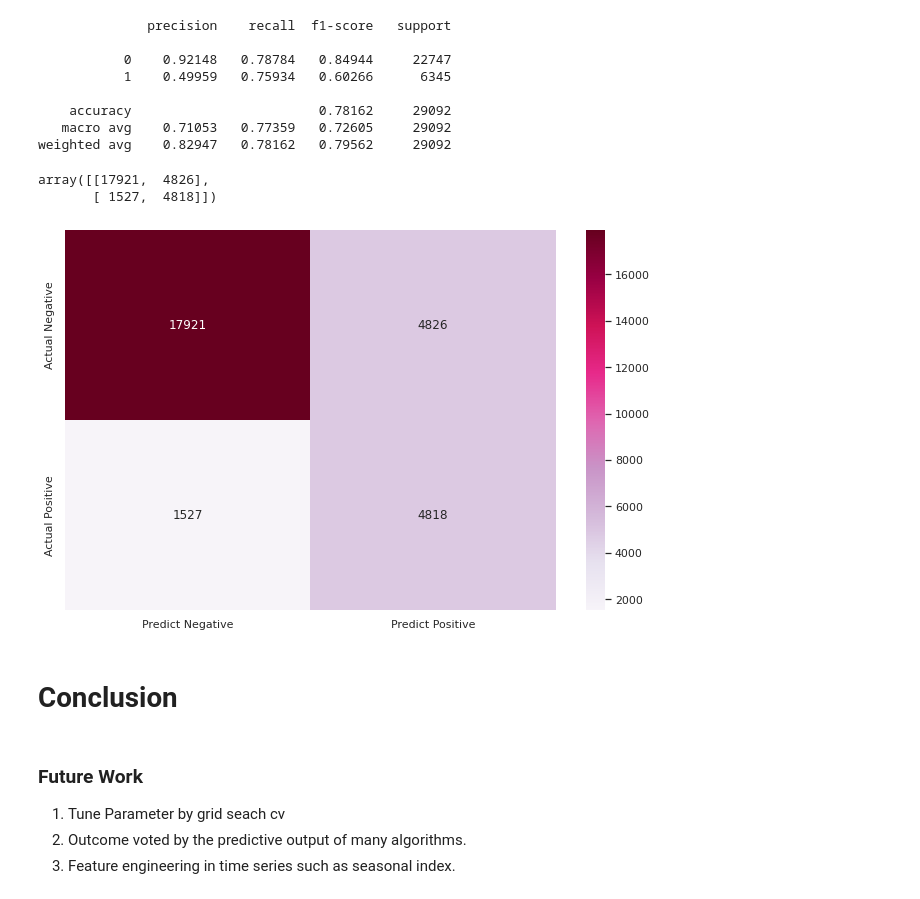
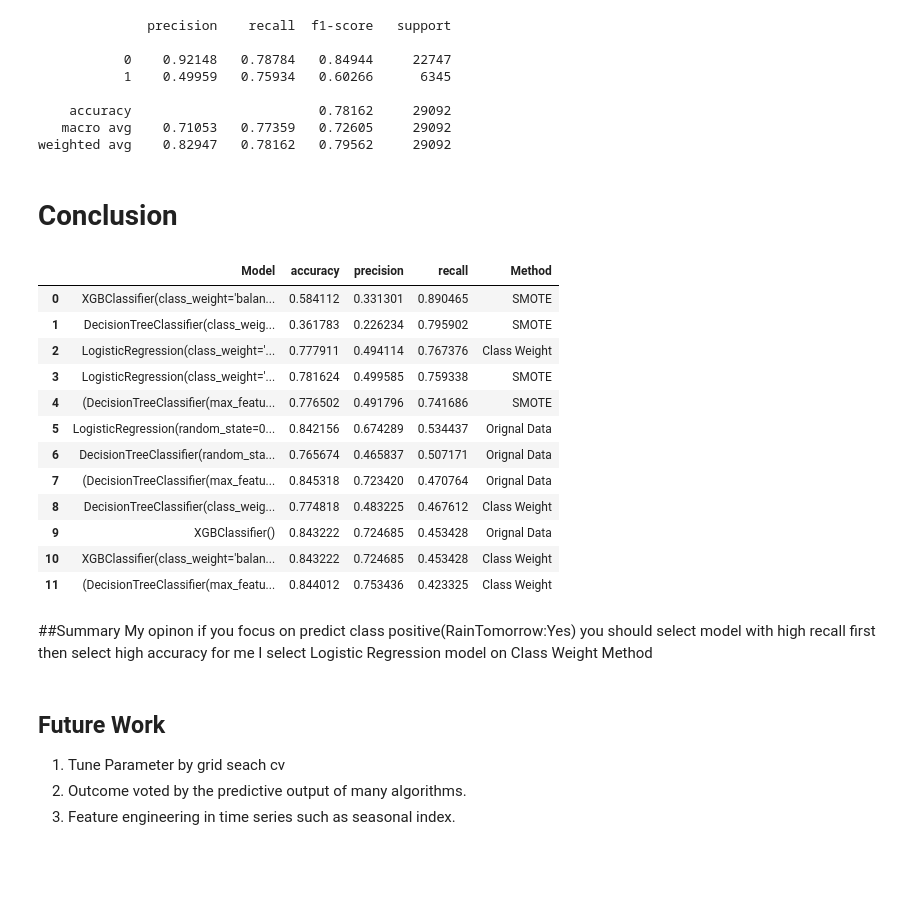
Before and after one commit to golf41101/Suchet, a Jupyter notebook: handle_imbalacedata_classification.ipynb, the cells around one changed output. Drawn from its saved outputs; the diff is of its cells as text; code cells hidden in the pictures; blank space fills up the shorter version.

```diff
--- a/handle_imbalacedata_classification.ipynb
+++ b/handle_imbalacedata_classification.ipynb
@@ -805,3 +844,35 @@ Name: RainTomorrow, dtype: int64
 y_train.shape
 # %% [output]
 (116368,)
+# %%
+model_lgr_sm = LogisticRegression(solver='liblinear',random_state=0,class_weight='balanced')
+model_dct_sm = DecisionTreeClassifier(random_state=0,class_weight='balanced')
+model_rdf_sm = RandomForestClassifier(random_state=0,class_weight='balanced')
+model_xgb_sm = XGBClassifier(random_state=0,class_weight='balanced')
+
+list_model_sm = [model_lgr_sm,model_dct_sm,model_rdf_sm,model_xgb_sm]
+# %%
+Model_sm_result = pd.DataFrame()
+desc_m = []
+acc_m = []
+pcs_m = []
+rec_m = []
+
+for m in tqdm(list_model_sm):
+  m.fit(X_smote,y_smote)
+  y_pred_sm = m.predict(X_test_sc)
+  ac_score = accuracy_score(y_test,y_pred_sm)
+  precision = precision_score(y_test,y_pred_sm)
+  recall= recall_score(y_test,y_pred_sm)
+  desc_m.append(m)
+  acc_m.append(ac_score)
+  pcs_m.append(precision)
+  rec_m.append(recall)
+  data_ac = {'Model':desc_m,'accuracy':acc_m,'precision':pcs_m,'recall':rec_m}
+  # print(ac_score)
+  # print(model,' has score: ',ac_score)
+  # print(data_ac)
+  Model_sm_result = pd.DataFrame(data_ac)
+
+
+Model_sm_result.sort_values(by='recall',ascending=False)
@@ -861,27 +954,39 @@ print(classification_report(y_test,y_pred_sm,digits=5))
     accuracy                        0.78162     29092
    macro avg    0.71053   0.77359   0.72605     29092
 weighted avg    0.82947   0.78162   0.79562     29092
-# %%
-confustion_matrix = confusion_matrix(y_test, y_pred_sm)
-
-confustion_matrix
-# %% [output]
-array([[17921,  4826],
-       [ 1527,  4818]])
-# %%
-# visualize confusion matrix
-
-cm_matrix = pd.DataFrame(data=confustion_matrix, columns=['Predict Negative', 'Predict Positive'],
-                                 index=['Actual Negative', 'Actual Positive'])
-
-sns.heatmap(cm_matrix, annot=True, fmt='d', cmap='PuRd')
-sns.set(rc={'figure.figsize':(11,7)})
-# %% [output]
-[figure, removed]
 # %% [markdown]
 # Conclusion
+# %%
+# Append Model dataframe
+Model_og_result['Method'] = 'Orignal Data'
+Model_class_we['Method'] = 'Class Weight'
+Model_sm_result['Method'] = 'SMOTE'
+all_result = Model_og_result.append(Model_class_we.append(Model_sm_result))
+all_result.sort_values(by='recall',ascending=False,inplace=True)
+all_result.reset_index(inplace=True,drop=True)
+
+# show result
+all_result
+# %% [output]
+|  | Model | accuracy | precision | recall | Method |
+| 0 | XGBClassifier(class_weight='balan... | 0.584112 | 0.331301 | 0.890465 | SMOTE |
+| 1 | DecisionTreeClassifier(class_weig... | 0.361783 | 0.226234 | 0.795902 | SMOTE |
+| 2 | LogisticRegression(class_weight='... | 0.777911 | 0.494114 | 0.767376 | Class Weight |
+| 3 | LogisticRegression(class_weight='... | 0.781624 | 0.499585 | 0.759338 | SMOTE |
+| 4 | (DecisionTreeClassifier(max_featu... | 0.776502 | 0.491796 | 0.741686 | SMOTE |
+| 5 | LogisticRegression(random_state=0... | 0.842156 | 0.674289 | 0.534437 | Orignal Data |
+| 6 | DecisionTreeClassifier(random_sta... | 0.765674 | 0.465837 | 0.507171 | Orignal Data |
+| 7 | (DecisionTreeClassifier(max_featu... | 0.845318 | 0.723420 | 0.470764 | Orignal Data |
+| 8 | DecisionTreeClassifier(class_weig... | 0.774818 | 0.483225 | 0.467612 | Class Weight |
+| 9 | XGBClassifier() | 0.843222 | 0.724685 | 0.453428 | Orignal Data |
+| 10 | XGBClassifier(class_weight='balan... | 0.843222 | 0.724685 | 0.453428 | Class Weight |
+| 11 | (DecisionTreeClassifier(max_featu... | 0.844012 | 0.753436 | 0.423325 | Class Weight |
+# %% [markdown]
+##Summary
+My opinon
+if you focus on predict class positive(RainTomorrow:Yes) you should select model with high recall first then select high accuracy for me I select Logistic Regression model on Class Weight Method
 # %% [markdown]
-### Future Work
+## Future Work
 
 
 
```
Also changed, not shown: parts of 39 cells of this notebook.
